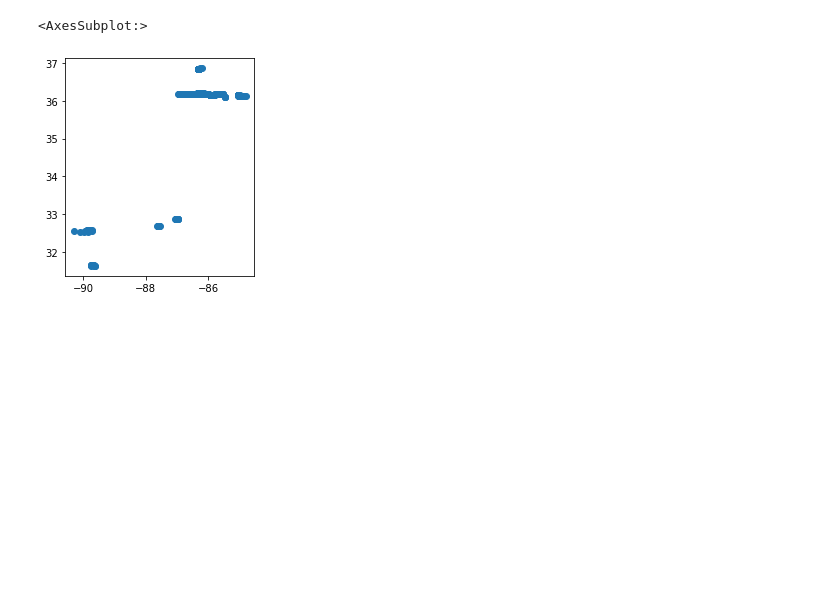
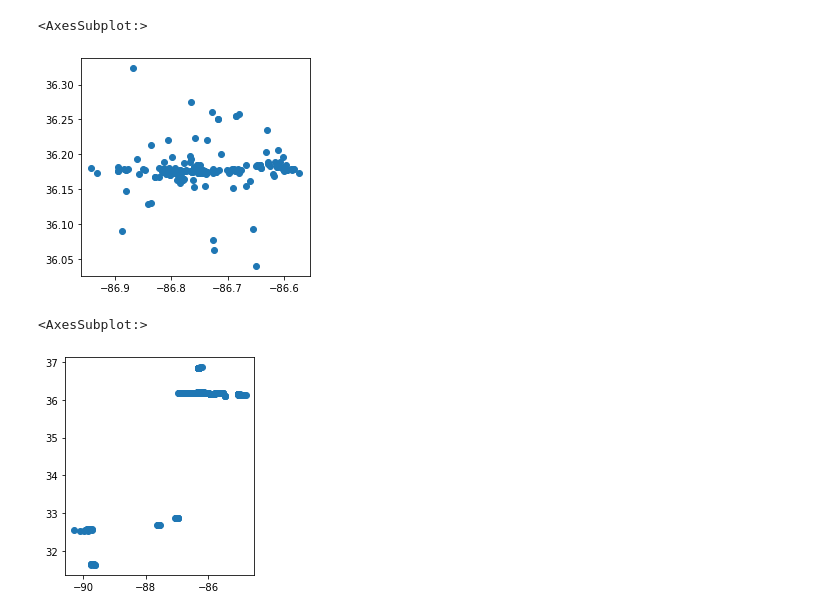
Before and after one commit to ssaggio/e911-christmas, a Jupyter notebook: notebooks/MNEC_elliot.ipynb, the cells around one changed output. Drawn from its saved outputs; the diff is of its cells as text; code cells hidden in the pictures; blank space fills up the shorter version.

```diff
--- a/notebooks/MNEC_elliot.ipynb
+++ b/notebooks/MNEC_elliot.ipynb
@@ -23,3 +84,8 @@ damage_points_lat_lng = damage_points[['lng','lat']]
+# %%
+tornado_dispatch_geo.plot()
+# %% [output]
+<AxesSubplot:>
+[figure, added]
 # %%
 damage_points.plot()
 # %% [output]
```
Also changed, not shown: parts of 30 cells of this notebook.
